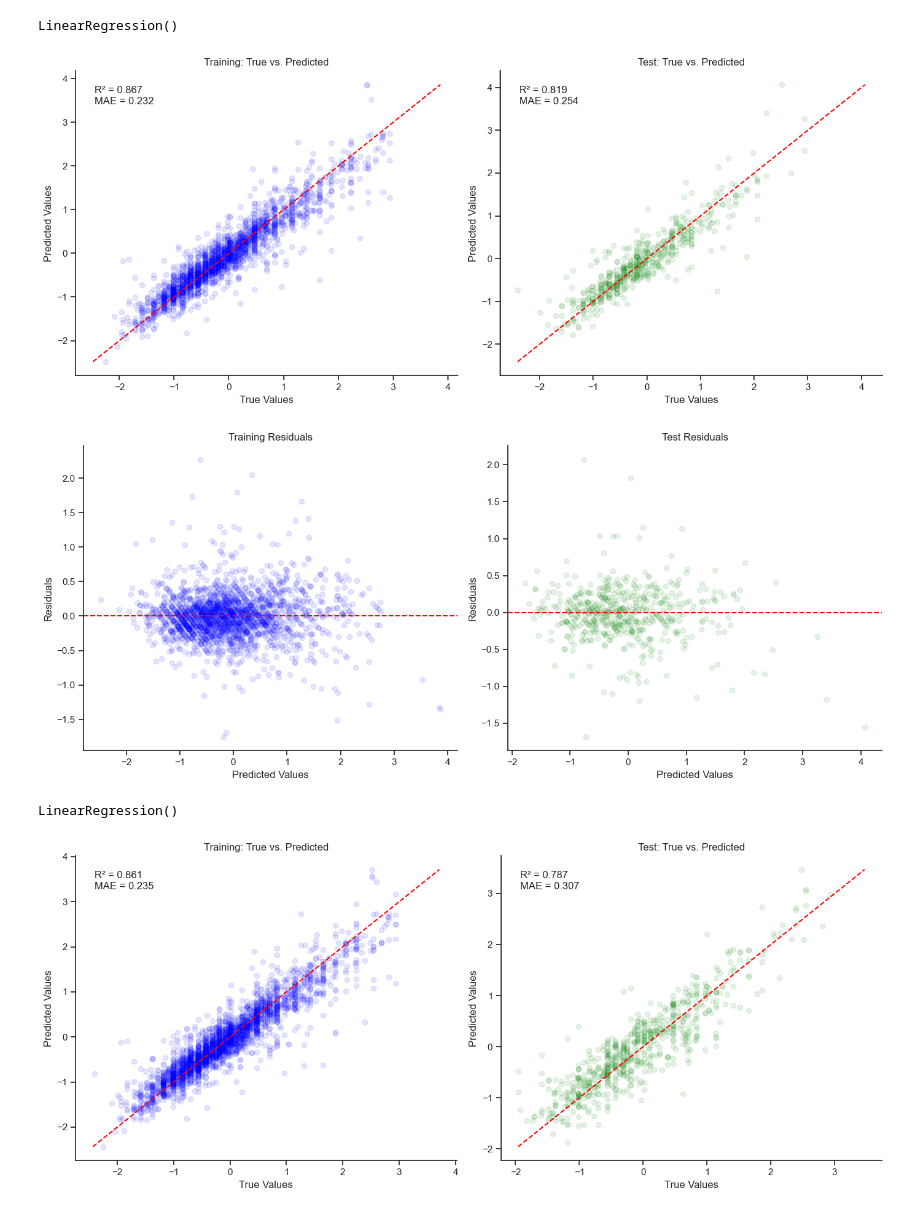
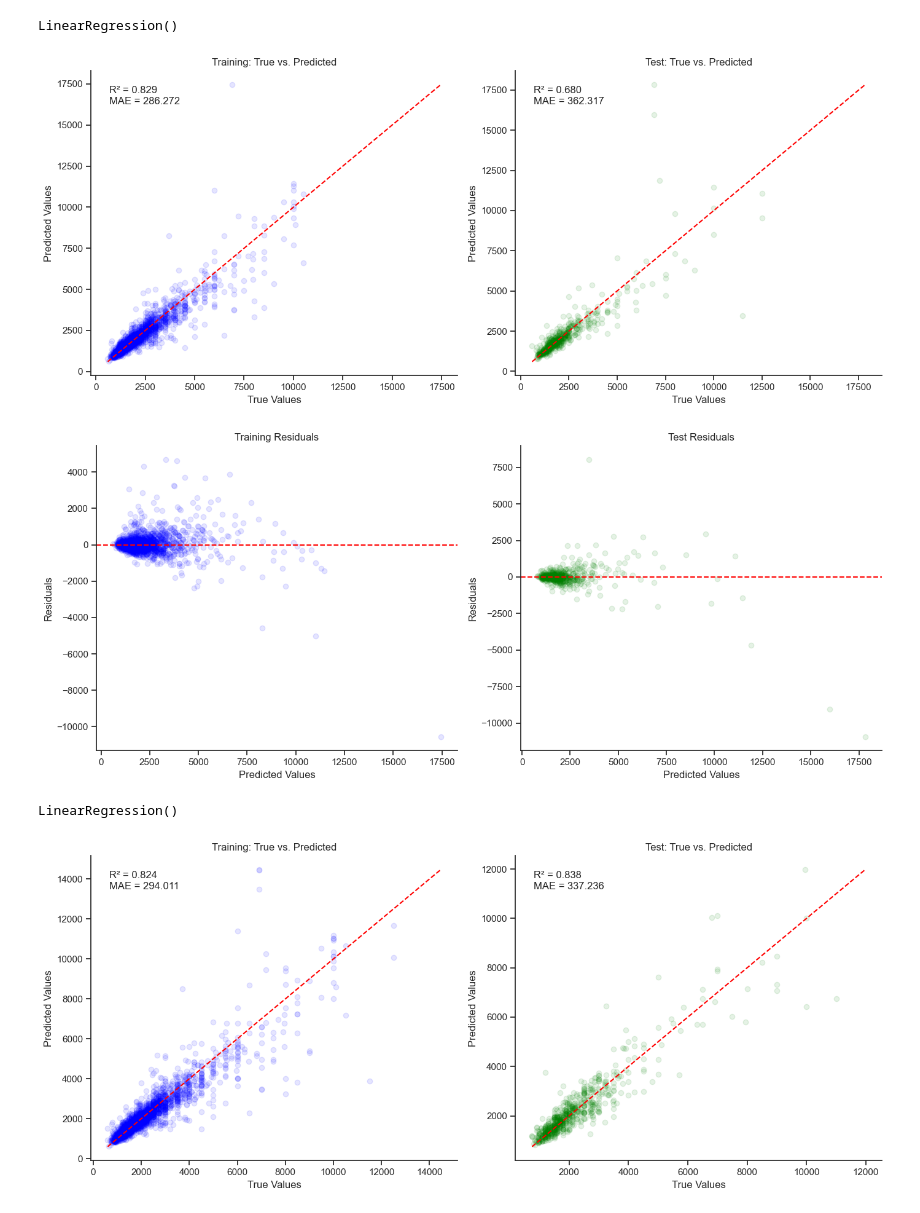
Before and after one commit to fcortevargas/housing-prices, a Jupyter notebook: notebooks/pipeline.ipynb, the cells around one changed output. Cells and saved outputs as stored; diff of their text form; code cells hidden in the pictures.

```diff
--- a/notebooks/pipeline.ipynb
+++ b/notebooks/pipeline.ipynb
@@ -594,12 +639,12 @@ X_test, y_test = feature_iqr_outlier_trimmer.transform_x_y(X_test, y_test)
 # %%
-feature_rare_value_trimmer = RareValueTrimmer(
-    threshold=0.01,
-    variables=RARE_VALUE_OUTLIER_REMOVER_FEATURES,
-)
-feature_rare_value_trimmer.fit(X_train)
+# feature_rare_value_trimmer = RareValueTrimmer(
+#     threshold=0.01,
+#     variables=RARE_VALUE_OUTLIER_REMOVER_FEATURES,
+# )
+# feature_rare_value_trimmer.fit(X_train)
 
-X_train, y_train = feature_rare_value_trimmer.transform_x_y(X_train, y_train)
-X_test, y_test = feature_rare_value_trimmer.transform_x_y(X_test, y_test)
+# X_train, y_train = feature_rare_value_trimmer.transform_x_y(X_train, y_train)
+# X_test, y_test = feature_rare_value_trimmer.transform_x_y(X_test, y_test)
 # %%
 X_train.head()
 # %% [output]
@@ -639,8 +684,8 @@ unary_feature_dropper.fit(X_train)
 X_train, y_train = unary_feature_dropper.transform_x_y(X_train, y_train)
 X_test, y_test = unary_feature_dropper.transform_x_y(X_test, y_test)
 # %%
-sel_ = SelectFromModel(Lasso(alpha=0.005, random_state=42))
+feature_selector = SelectFromModel(Lasso(alpha=0.01, random_state=42, max_iter=10000))
 
 # train Lasso model and select features
-sel_.fit(X_train, y_train)
+feature_selector.fit(X_train, y_train)
 # %% [output]
@@ -648,11 +693,11 @@ SelectFromModel(estimator=Lasso(alpha=0.005, random_state=42))
 # %%
 # this is how we can make a list of the selected features
-selected_feats = X_train.columns[(sel_.get_support())].to_list()
-dropped_feats = X_train.columns[(~sel_.get_support())].to_list()
+selected_feats = X_train.columns[(feature_selector.get_support())].to_list()
+dropped_feats = X_train.columns[(~feature_selector.get_support())].to_list()
 
 # let's print some stats
 print('total features: {}'.format((X_train.shape[1])))
 print('selected features: {}'.format(len(selected_feats)))
 print('features with coefficients shrank to zero: {}'.format(
-    np.sum(sel_.estimator_.coef_ == 0)))
+    np.sum(feature_selector.estimator_.coef_ == 0)))
 # %% [output]
@@ -869,7 +914,7 @@ X_train_dev, X_val, y_train_dev, y_val = train_test_split(
     y_train,
     test_size=0.2,
     random_state=42,
-    shuffle=True,
+    stratify=X_train["municipality"],
 )
 # %%
 linear_model = LinearRegression()
@@ -877,20 +922,20 @@ linear_model.fit(X_train_dev, y_train_dev)
 # %% [output]
 LinearRegression()
 # %%
-plot_true_vs_pred(linear_model, X_train_dev, y_train_dev, X_val, y_val, target_transformer=None,)
+plot_true_vs_pred(linear_model, X_train_dev, y_train_dev, X_val, y_val, target_transformer=target_transformer_pipeline,)
 # %% [output]
-[figure, old version]
+[figure, new version]
 # %%
-plot_residuals(linear_model, X_train_dev, y_train_dev, X_val, y_val, target_transformer=None,)
+plot_residuals(linear_model, X_train_dev, y_train_dev, X_val, y_val, target_transformer=target_transformer_pipeline,)
 # %% [output]
-[figure, old version]
+[figure, new version]
 # %%
 linear_model = LinearRegression()
 linear_model.fit(X_train, y_train)
 # %% [output]
 LinearRegression()
 # %%
-plot_true_vs_pred(linear_model, X_train, y_train, X_test, y_test, target_transformer=None,)
+plot_true_vs_pred(linear_model, X_train, y_train, X_test, y_test, target_transformer=target_transformer_pipeline,)
 # %% [output]
-[figure, old version]
+[figure, new version]
 # %%
```
Also changed, not shown: parts of 43 cells of this notebook, 12 other files.
